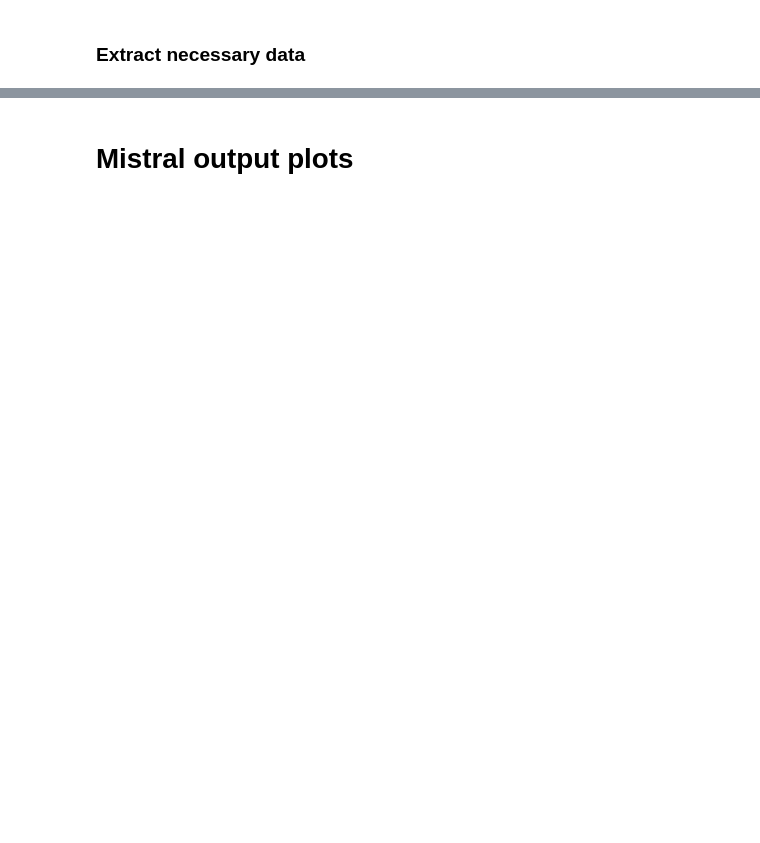
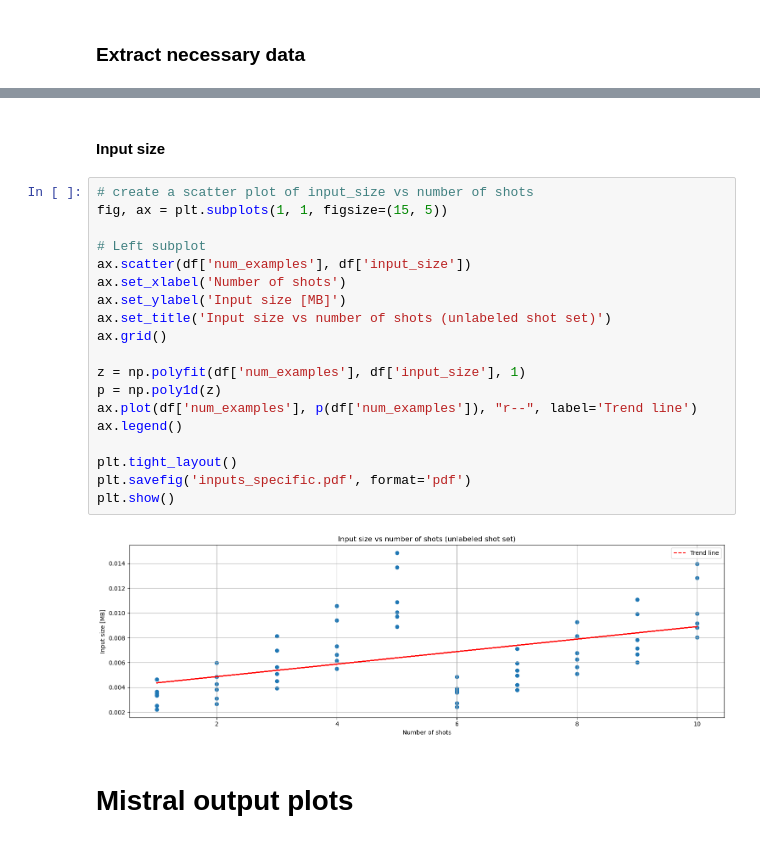
Before and after one commit to stinkyElias/SemReBot2, a Jupyter notebook: testing/mistral/data_plotter_specific.ipynb, the cells around one changed output, grey strips where cells are left out. Drawn from its saved outputs; the diff is of its cells as text; blank space fills up the shorter version.

```diff
--- a/testing/mistral/data_plotter_specific.ipynb
+++ b/testing/mistral/data_plotter_specific.ipynb
@@ -566,2 +154,25 @@ plt.show()
+# %% [markdown]
+#### Input size
+# %%
+# create a scatter plot of input_size vs number of shots
+fig, ax = plt.subplots(1, 1, figsize=(15, 5))
+
+# Left subplot
+ax.scatter(df['num_examples'], df['input_size'])
+ax.set_xlabel('Number of shots')
+ax.set_ylabel('Input size [MB]')
+ax.set_title('Input size vs number of shots (unlabeled shot set)')
+ax.grid()
+
+z = np.polyfit(df['num_examples'], df['input_size'], 1)
+p = np.poly1d(z)
+ax.plot(df['num_examples'], p(df['num_examples']), "r--", label='Trend line')
+ax.legend()
+
+plt.tight_layout()
+plt.savefig('inputs_specific.pdf', format='pdf')
+plt.show()
+# %% [output]
+[figure, added]
 # %% [markdown]
 # Mistral output plots
```
Also changed, not shown: parts of 38 cells of this notebook, 33 other files.
